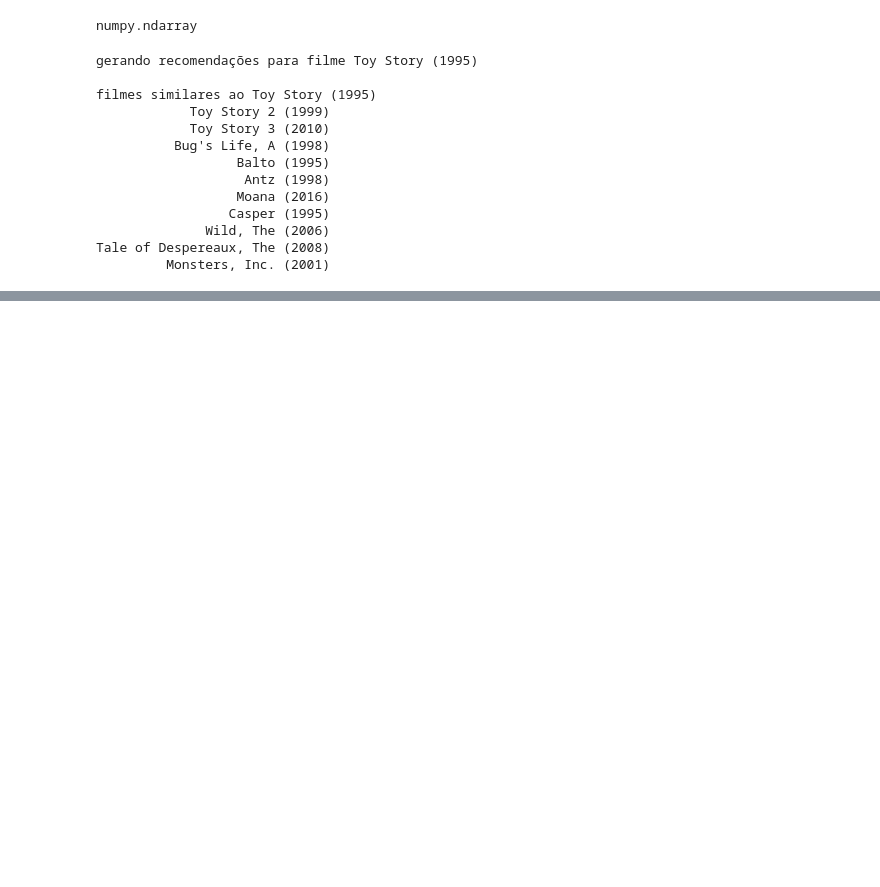
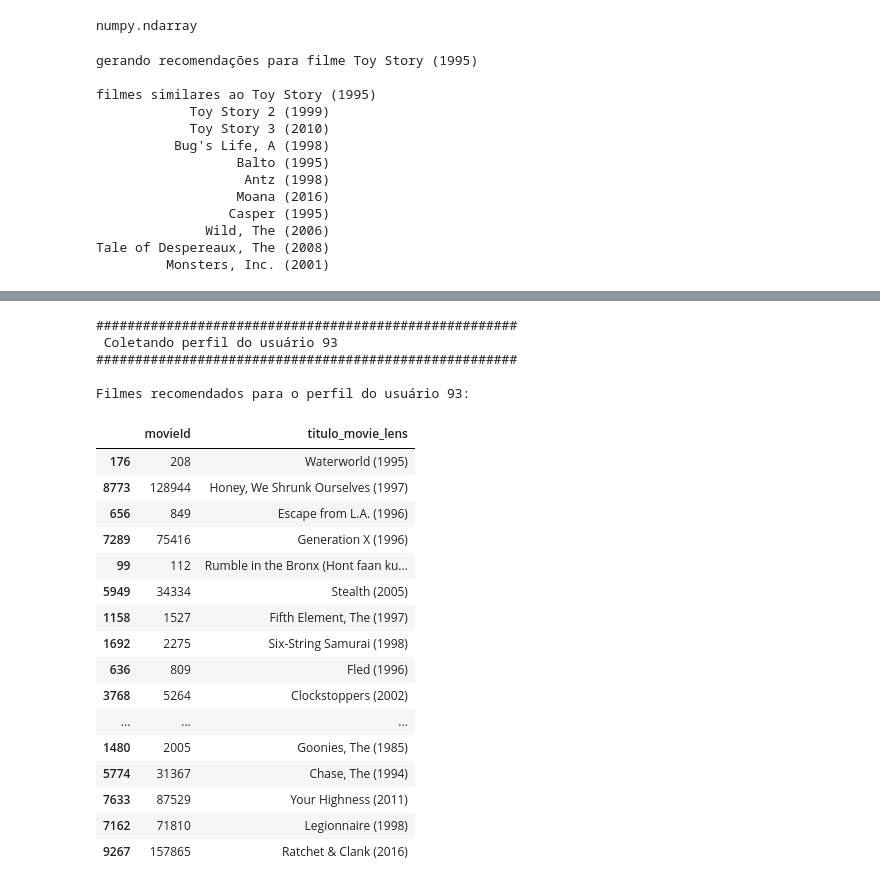
Before and after one commit to SamuBraz/movie_recomendation, a Jupyter notebook: ml-engine/cbf_engine.ipynb, the cells around one changed output, grey strips where cells are left out. Saved outputs shown, nothing was run; the diff lists cells and outputs as text; code cells hidden in the pictures; blank space fills up the shorter version.

```diff
--- a/ml-engine/cbf_engine.ipynb
+++ b/ml-engine/cbf_engine.ipynb
@@ -153,5 +153,5 @@ recomendar_filmes_perfil(3, df_cbf, cosine_sim)
 # %%
-def recomendar_filmes_perfil(user_id, movies_df, cosine_sim_matrix, n_recomendacoes=100, df_traing_path='data_spliting3/traing.csv'):
+def recomendar_filmes_perfil(user_id, movies_df, cosine_sim_matrix, n_recomendacoes=50, df_traing_path='data_spliting4/traing.csv'):
     # 1. Carregar o histórico de treino do usuário
     df_traing = pd.read_csv(df_traing_path)
 
@@ -168,7 +168,7 @@ def recomendar_filmes_perfil(user_id, movies_df, cosine_sim_matrix, n_recomendac
     indices_usuario = movies_df[movies_df['movieId'].isin(list_id_movies)].index.tolist()
 
     if not indices_usuario:
-        print(f"Aviso: Nenhum filme do histórico do usuário {user_id} foi encontrado no catálogo.")
+        # print(f"Aviso: Nenhum filme do histórico do usuário {user_id} foi encontrado no catálogo.")
         return pd.DataFrame()
 
     # 4. Cálculo da Recomendação por Perfil (Média de Similaridade)
@@ -197,9 +197,4 @@ def recomendar_filmes_perfil(user_id, movies_df, cosine_sim_matrix, n_recomendac
     # Selecionamos as colunas desejadas usando iloc com os índices encontrados
     recomendacoes = movies_df.iloc[filme_indices][['movieId', 'titulo_movie_lens']]
 
-    print(recomendacoes.to_string(index=False))
-
     return recomendacoes
-
-# Exemplo de uso:
-recomendados = recomendar_filmes_perfil(220, df_cbf, cosine_sim)
@@ -476,0 +201,33 @@ O total de filmes para o100 relevantes é de: 0
+# %%
+# from tqdm import tqdm
+
+# resultados = {}
+# for i in tqdm(range(1, 600)):
+#     resultados[i] = recomendar_filmes_perfil(i, df_cbf, cosine_sim)
+recomenados = recomendar_filmes_perfil(93, df_cbf, cosine_sim)
+recomenados.to_csv('recomenados-93-2.csv', index=False)
+
+recomenados
+# %% [output]
+######################################################
+ Coletando perfil do usuário 93
+######################################################
+
+Filmes recomendados para o perfil do usuário 93:
+|  | movieId | titulo_movie_lens |
+| 176 | 208 | Waterworld (1995) |
+| 8773 | 128944 | Honey, We Shrunk Ourselves (1997) |
+| 656 | 849 | Escape from L.A. (1996) |
+| 7289 | 75416 | Generation X (1996) |
+| 99 | 112 | Rumble in the Bronx (Hont faan ku... |
+| 5949 | 34334 | Stealth (2005) |
+| 1158 | 1527 | Fifth Element, The (1997) |
+| 1692 | 2275 | Six-String Samurai (1998) |
+| 636 | 809 | Fled (1996) |
+| 3768 | 5264 | Clockstoppers (2002) |
+| ... | ... | ... |
+| 1480 | 2005 | Goonies, The (1985) |
+| 5774 | 31367 | Chase, The (1994) |
+| 7633 | 87529 | Your Highness (2011) |
+| 7162 | 71810 | Legionnaire (1998) |
+| 9267 | 157865 | Ratchet & Clank (2016) |
```
Also changed, not shown: parts of 5 cells of this notebook, 13 other files.
